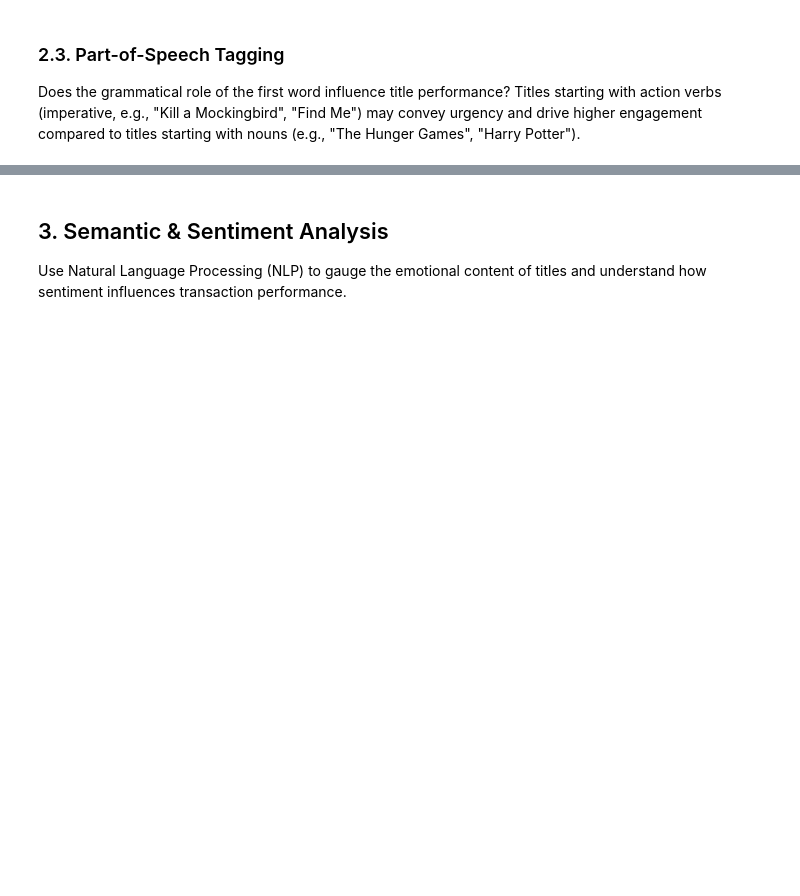
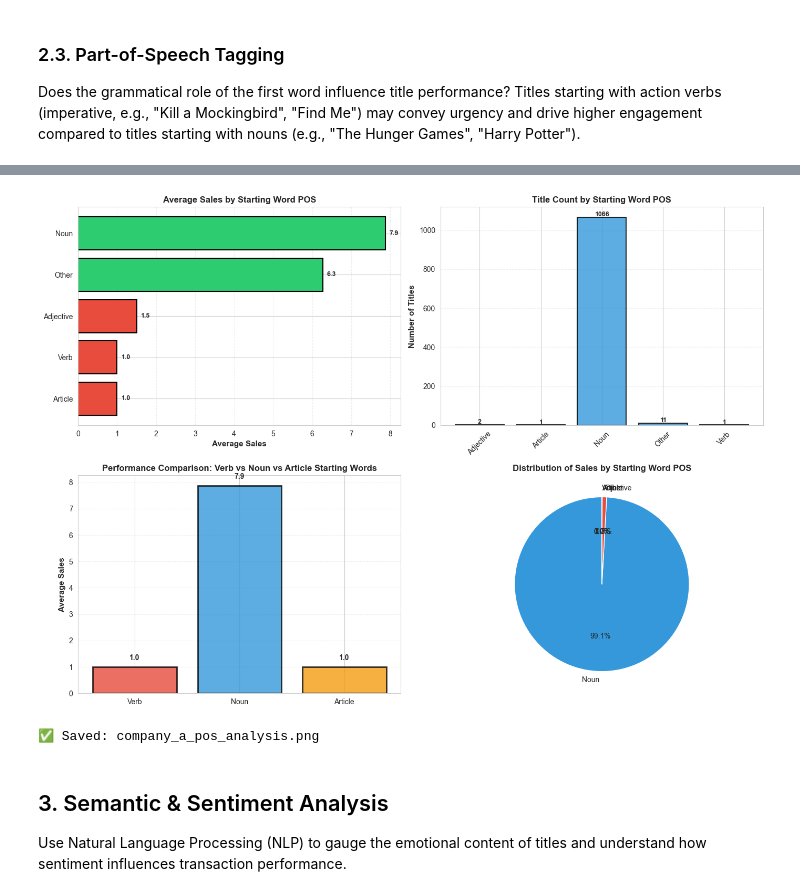
Before and after one commit to manoukyanmari/book-recommendation-system, a Jupyter notebook: book-genre-ai/company_a/company_a_visualization.ipynb, the cells around one changed output, grey strips where cells are left out. Cells and saved outputs as stored; diff of their text form; code cells hidden in the pictures; blank space fills up the shorter version.

```diff
--- a/book-genre-ai/company_a/company_a_visualization.ipynb
+++ b/book-genre-ai/company_a/company_a_visualization.ipynb
@@ -947,14 +1044,14 @@ if len(pos_stats) > 0:
     # Chart 1: Average Sales by Starting POS
     pos_sorted = pos_stats.sort_values('Avg_Sales', ascending=True)
     colors_pos = ['#2ecc71' if x > pos_stats['Avg_Sales'].median() else '#e74c3c'
-                  for x in pos_sorted['Avg_Transactions']]
+                  for x in pos_sorted['Avg_Sales']]
 
-    axes[0, 0].barh(pos_sorted.index, pos_sorted['Avg_Transactions'], color=colors_pos, edgecolor='black', linewidth=1.5)
+    axes[0, 0].barh(pos_sorted.index, pos_sorted['Avg_Sales'], color=colors_pos, edgecolor='black', linewidth=1.5)
     axes[0, 0].set_xlabel('Average Sales', fontsize=11, fontweight='bold')
     axes[0, 0].set_title('Average Sales by Starting Word POS', fontsize=12, fontweight='bold')
     axes[0, 0].grid(axis='x', alpha=0.3, linestyle='--')
 
-    for i, (idx, val) in enumerate(zip(pos_sorted.index, pos_sorted['Avg_Transactions'])):
+    for i, (idx, val) in enumerate(zip(pos_sorted.index, pos_sorted['Avg_Sales'])):
         axes[0, 0].text(val + 0.1, i, f'{val:.1f}', va='center', fontweight='bold', fontsize=9)
 
     # Chart 2: Title Count by Starting POS
@@ -977,35 +1074,38 @@ if len(pos_stats) > 0:
 
     for cat in categories_to_compare:
         if cat in pos_stats.index:
-            comparison_data.append(pos_stats.loc[cat, 'Avg_Transactions'])
+            comparison_data.append(pos_stats.loc[cat, 'Avg_Sales'])
             comparison_labels.append(cat)
             comparison_colors.append(cat_colors_map[cat])
 
     if comparison_data:
         bars = axes[1, 0].bar(comparison_labels, comparison_data, color=comparison_colors,
                               edgecolor='black', linewidth=2, alpha=0.8)
         axes[1, 0].set_ylabel('Average Sales', fontsize=11, fontweight='bold')
         axes[1, 0].set_title('Performance Comparison: Verb vs Noun vs Article Starting Words',
                             fontsize=12, fontweight='bold')
         axes[1, 0].grid(axis='y', alpha=0.3, linestyle='--')
 
         for bar, val in zip(bars, comparison_data):
             height = bar.get_height()
             axes[1, 0].text(bar.get_x() + bar.get_width()/2., height + 0.2,
                            f'{val:.1f}', ha='center', va='bottom', fontweight='bold', fontsize=10)
 
     # Chart 4: Total Sales by Starting POS
     pos_sales_sorted = pos_stats.sort_values('Total_Sales', ascending=False)
     axes[1, 1].pie(pos_sales_sorted['Total_Sales'], labels=pos_sales_sorted.index, autopct='%1.1f%%',
                    startangle=90, colors=['#3498db', '#e74c3c', '#2ecc71', '#f39c12', '#9b59b6', '#1abc9c', '#34495e', '#e67e22'])
     axes[1, 1].set_title('Distribution of Sales by Starting Word POS', fontsize=12, fontweight='bold')
 
     plt.tight_layout()
     plt.savefig('graphs/company_a_pos_analysis.png', dpi=300, bbox_inches='tight')
     plt.show()
     print("✅ Saved: company_a_pos_analysis.png\n")
 else:
     print("⚠️ No POS data to visualize")
+# %% [output]
+[figure, added]
+✅ Saved: company_a_pos_analysis.png
 # %% [markdown]
 ## 3. Semantic & Sentiment Analysis
 
```
Also changed, not shown: parts of 7 cells of this notebook, 9 other files.
